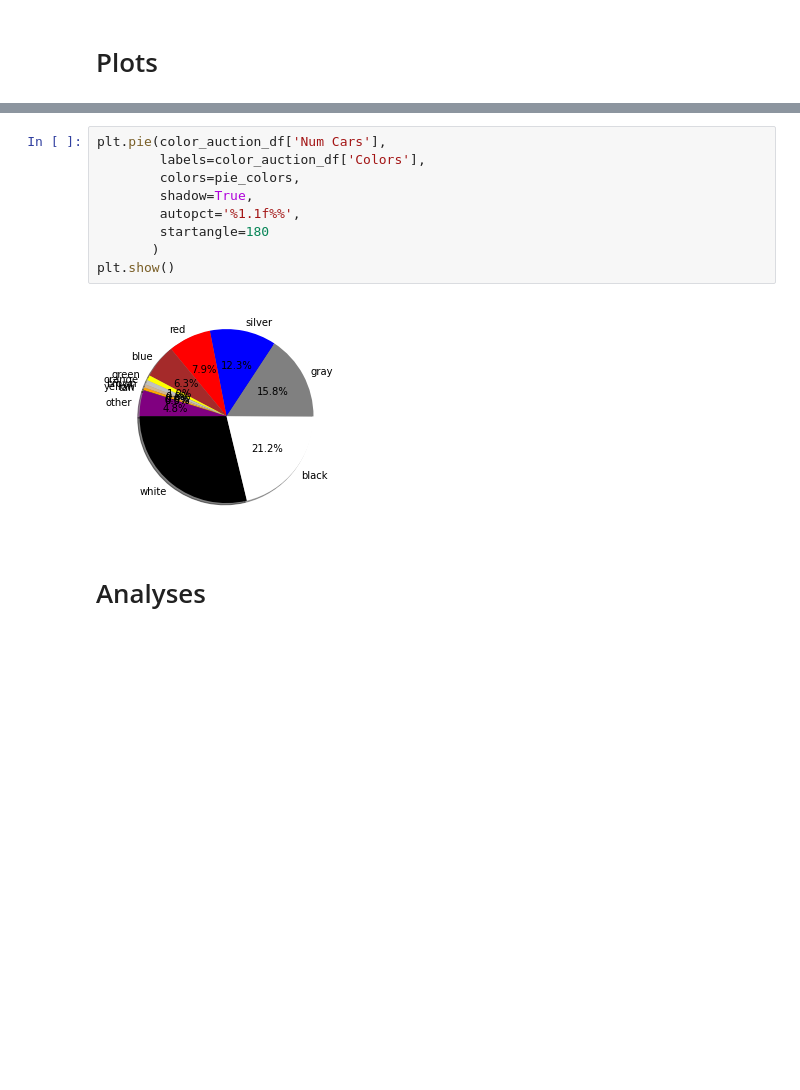
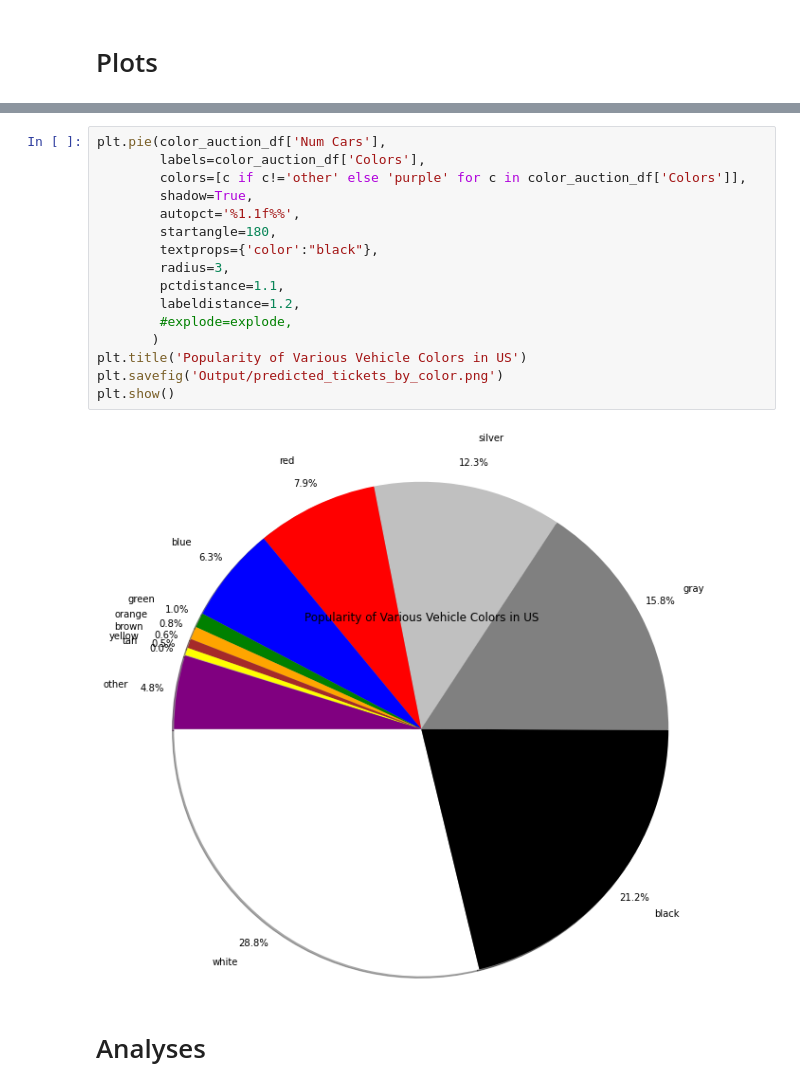
Before and after one commit to RyanAdamGonzalez1996/Project1, a Jupyter notebook: Vehicle_Color.ipynb, the cells around one changed output, grey strips where cells are left out. Drawn from its saved outputs; the diff is of its cells as text; blank space fills up the shorter version.

Commit message:
Adds output folder and saves pie charts.

```diff
--- a/Vehicle_Color.ipynb
+++ b/Vehicle_Color.ipynb
@@ -182,14 +179,21 @@ plt.show()
 # %%
 plt.pie(color_auction_df['Num Cars'],
         labels=color_auction_df['Colors'],
-        colors=pie_colors,
+        colors=[c if c!='other' else 'purple' for c in color_auction_df['Colors']],
         shadow=True,
         autopct='%1.1f%%',
-        startangle=180
+        startangle=180,
+        textprops={'color':"black"},
+        radius=3,
+        pctdistance=1.1,
+        labeldistance=1.2,
+        #explode=explode,
        )
+plt.title('Popularity of Various Vehicle Colors in US')
+plt.savefig('Output/predicted_tickets_by_color.png')
 plt.show()
 # %% [output]
-[figure, old version]
+[figure, new version]
 # %% [markdown]
 # Analyses
 # %%
```
Also changed, not shown: parts of 2 cells of this notebook, 2 other files.
